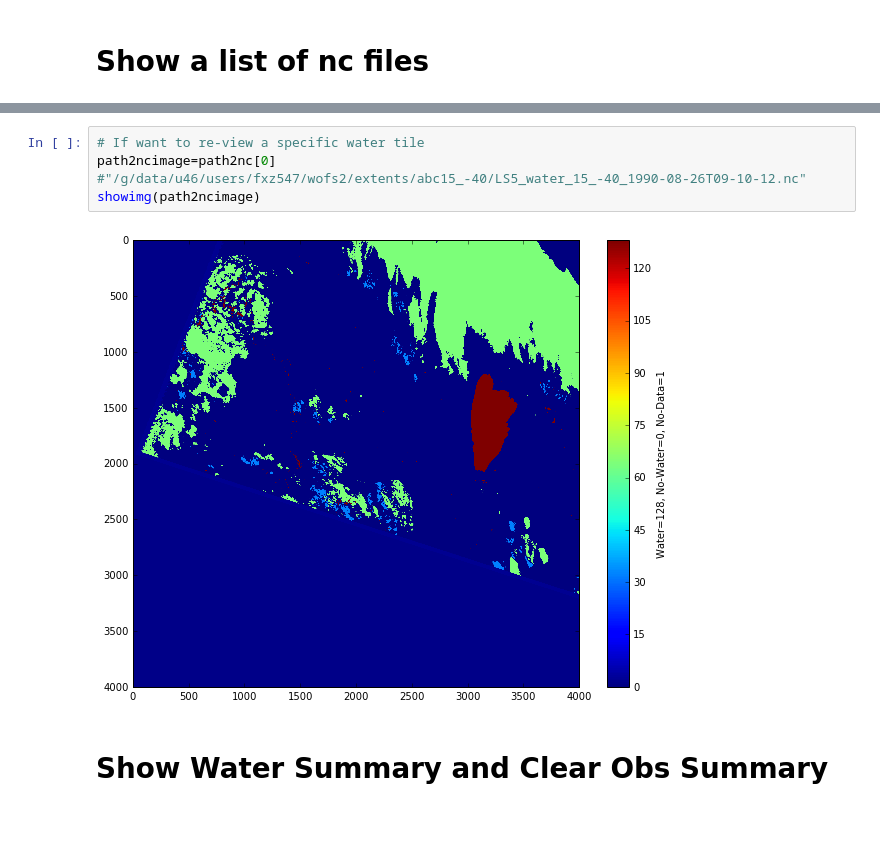
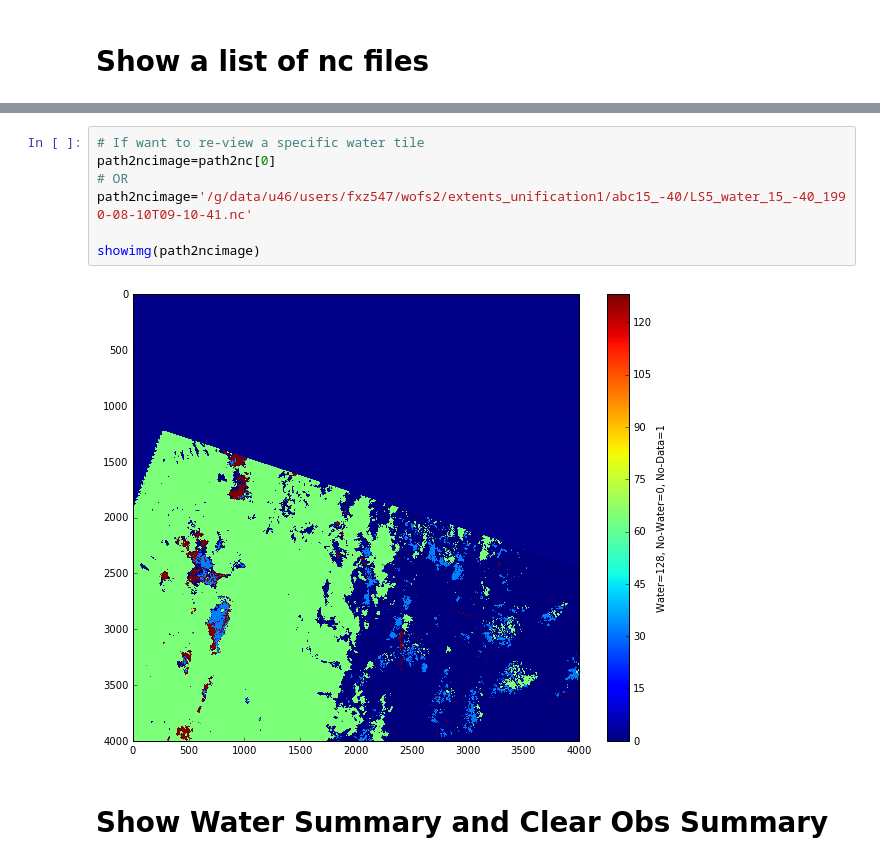
Before and after one commit to GeoscienceAustralia/wofs, a Jupyter notebook: notebooks/view_water_ncfiles.ipynb, the cells around one changed output, grey strips where cells are left out. Cells and saved outputs as stored; diff of their text form; blank space fills up the shorter version.

```diff
--- a/notebooks/view_water_ncfiles.ipynb
+++ b/notebooks/view_water_ncfiles.ipynb
@@ -80,9 +163,12 @@ IndexError: list index out of range
 # %%
 # If want to re-view a specific water tile
-path2ncimage=path2nc[0]  #"/g/data/u46/users/fxz547/wofs2/extents/abc15_-40/LS5_water_15_-40_1990-08-26T09-10-12.nc"
+path2ncimage=path2nc[0]
+# OR
+path2ncimage='/g/data/u46/users/fxz547/wofs2/extents_unification1/abc15_-40/LS5_water_15_-40_1990-08-10T09-10-41.nc'
+
 showimg(path2ncimage)
 # %% [output]
-[figure, old version]
+[figure, new version]
 # %% [markdown]
 # Show Water Summary and Clear Obs Summary
 # %%
```
Also changed, not shown: parts of 9 cells of this notebook, 3 other files.
